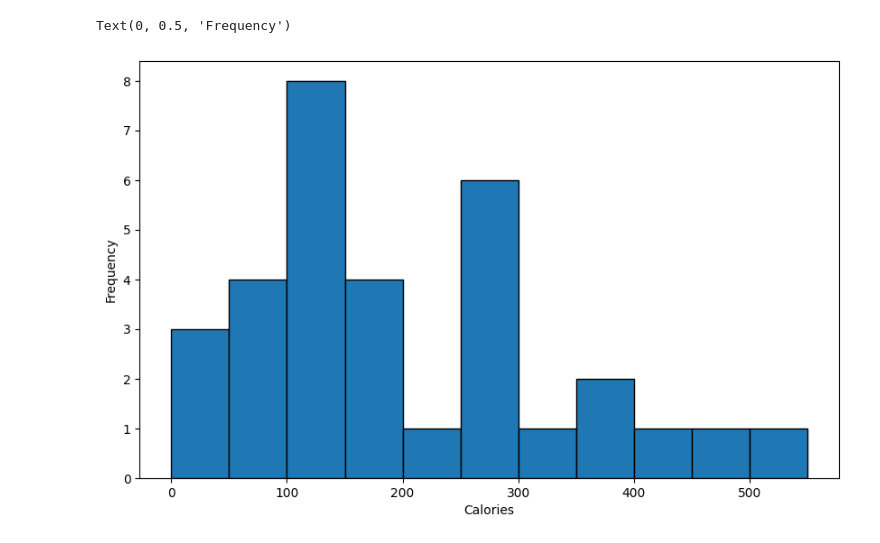
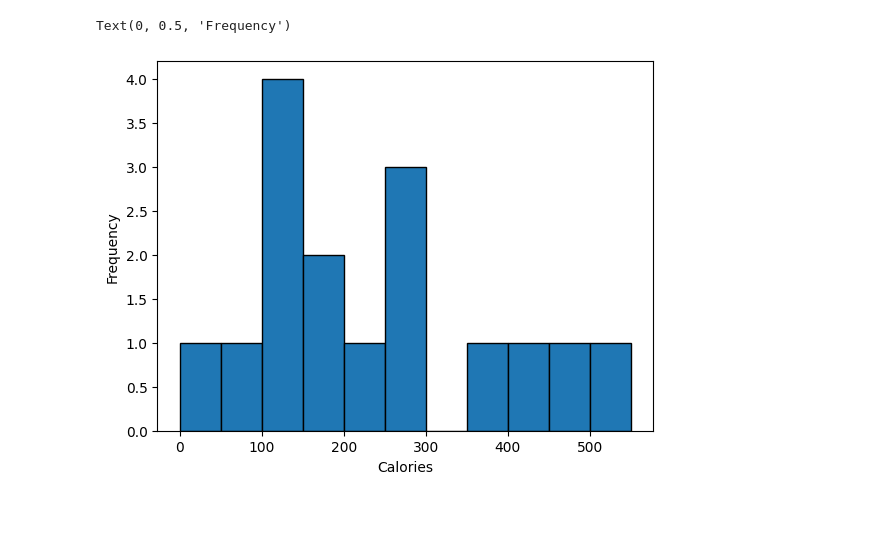
Before and after one commit to simulate111/Data-Science_2024, a Jupyter notebook: Mini Project 1 – What should I cook tonight.ipynb, the cells around one changed output. Cells and saved outputs as stored; diff of their text form; code cells hidden in the pictures; blank space fills up the shorter version.

```diff
--- a/Mini Project 1 – What should I cook tonight.ipynb
+++ b/Mini Project 1 – What should I cook tonight.ipynb
@@ -121,12 +94,10 @@ Text(0, 0.5, 'Frequency')
 # %%
-#df['Calories'] = pd.to_numeric(df['Calories'], errors='coerce')  # Convert to numeric, coerce errors to NaN
-plt.figure(figsize=(10, 6))
-plt.hist(calories_clean, bins=range(0, int(calories_clean.max()) + 50, 50), edgecolor='black')
+plt.hist(df['Calories'], bins=range(0, int(df['Calories'].max()) + 50, 50), edgecolor='black')
 plt.xlabel('Calories')
 plt.ylabel('Frequency')
 # %% [output]
 Text(0, 0.5, 'Frequency')
-[figure, old version]
+[figure, new version]
 # %%
 def filters(df):
     max_points = df['Points'].max()
```
Also changed, not shown: parts of 4 cells of this notebook.
